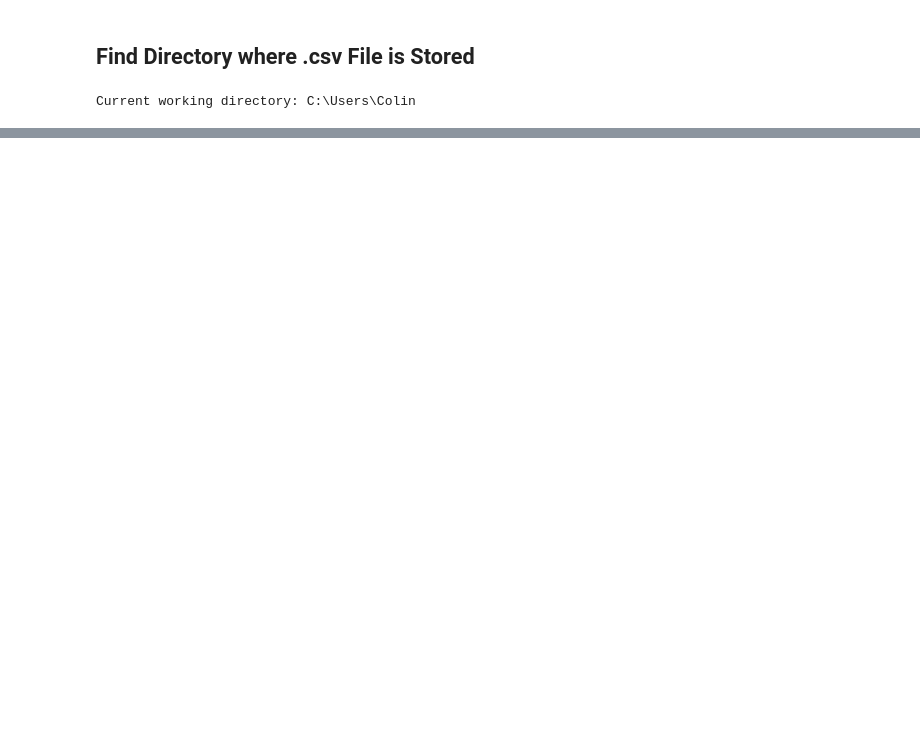
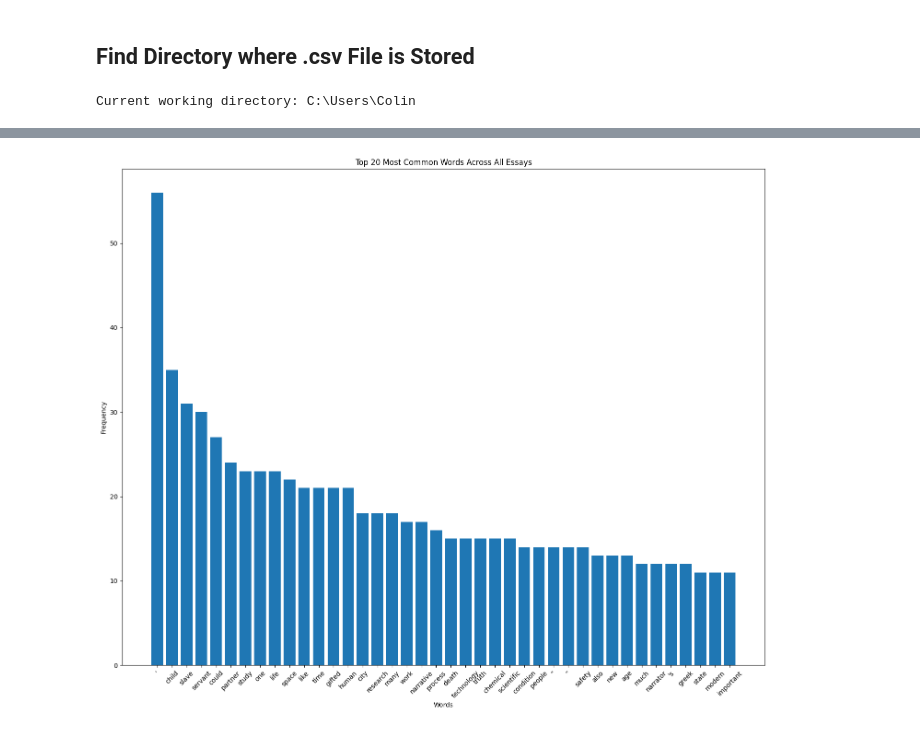
Before and after one commit to BroganDev21/Senior-Project, a Jupyter notebook: SeniorProject.ipynb, the cells around one changed output, grey strips where cells are left out. Drawn from its saved outputs; the diff is of its cells as text; code cells hidden in the pictures; blank space fills up the shorter version.

Commit message:
Added minimal preprocessing, Attempted visualization of most popular and least popular words

```diff
--- a/SeniorProject.ipynb
+++ b/SeniorProject.ipynb
@@ -126,0 +154,34 @@ Current working directory: C:\Users\Colin
+# %%
+def preprocess_text(text):
+    text = text.lower()
+    tokens = word_tokenize(text)
+    tokens = [word for word in tokens if word not in string.punctuation]
+    stop_words = set(stopwords.words('english'))
+    tokens = [word for word in tokens if word not in stop_words]
+    lemmatizer = WordNetLemmatizer()
+    tokens = [lemmatizer.lemmatize(word) for word in tokens]
+    return tokens
+# %%
+all_words = []
+for essay in df_all_docs['text']:
+    all_words.extend(preprocess_text(essay))
+# %%
+from nltk import FreqDist
+
+# Create a frequency distribution of words
+freq_dist = FreqDist(all_words)
+
+# Get the 20 most common words
+most_common_words = freq_dist.most_common(40)
+words, frequencies = zip(*most_common_words)
+
+# Create a bar chart
+plt.figure(figsize=(18, 14))
+plt.bar(words, frequencies)
+plt.xlabel('Words')
+plt.ylabel('Frequency')
+plt.xticks(rotation=45)
+plt.title('Top 20 Most Common Words Across All Essays')
+plt.show()
+# %% [output]
+[figure, added]
```
Also changed, not shown: parts of 11 cells of this notebook.
